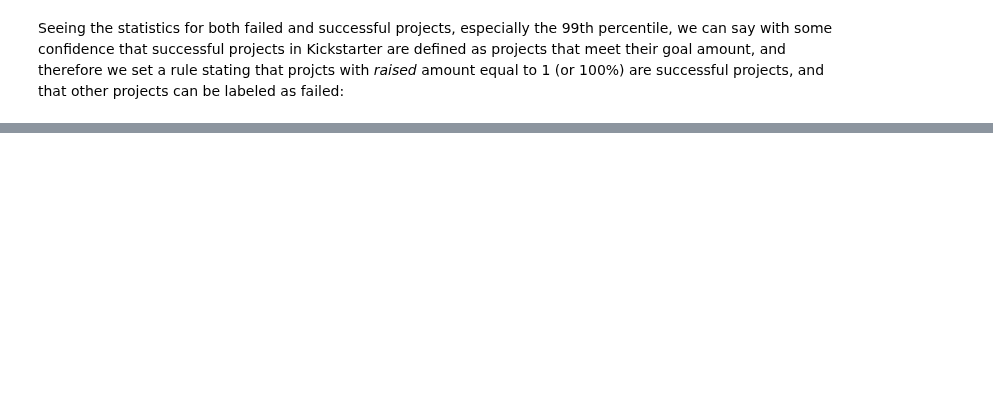
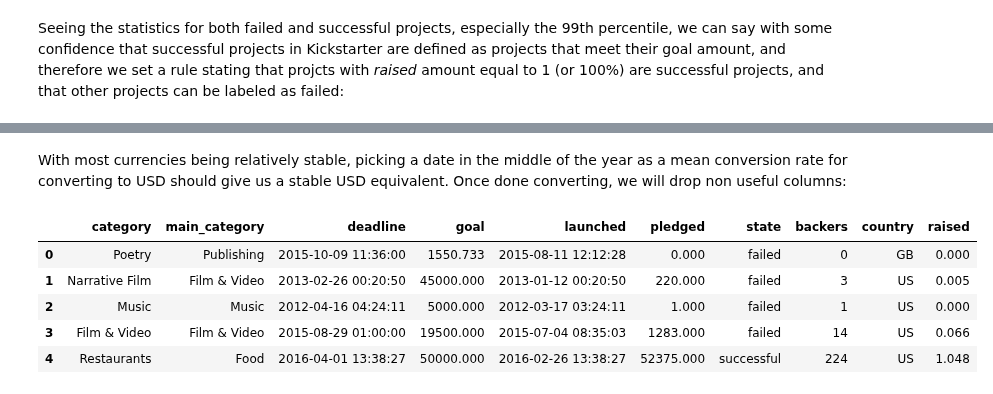
Before and after one commit to Alsukhon/Thinkful, a Jupyter notebook: 26.1 Supervised Learning Capstone/Supervised learning capstone.ipynb, the cells around one changed output, grey strips where cells are left out. Saved outputs shown, nothing was run; the diff lists cells and outputs as text; code cells hidden in the pictures; blank space fills up the shorter version.

```diff
--- a/26.1 Supervised Learning Capstone/Supervised learning capstone.ipynb
+++ b/26.1 Supervised Learning Capstone/Supervised learning capstone.ipynb
@@ -339,0 +399,25 @@ conv_curr = CurrencyConverter()
+# %% [markdown]
+With most currencies being relatively stable, picking a date in the middle of the year as a mean conversion rate for converting to USD should give us a stable USD equivalent. Once done converting, we will drop non useful columns:
+# %%
+rate_dict = {}
+
+# fill in the exchange rate dictionary
+for curr in np.unique(data_2016['currency']):
+    rate = CurrencyConverter(fallback_on_wrong_date=True).convert(1, curr, 'USD', date=date(2015,6,15))
+    rate_dict[curr] = rate
+
+# convert the pledged and the goal columns
+for index in data_2016.index:
+    data_2016.at[index, 'pledged'] = data_2016.at[index, 'pledged']* rate_dict[data_2016.at[index, 'currency']]
+    data_2016.at[index, 'goal'] = data_2016.at[index, 'goal']* rate_dict[data_2016.at[index, 'currency']]
+
+# drop no-longer-useful columns
+data_2016.drop(columns=['currency','usd pledged','ID','name'], inplace=True)
+data_2016.head()
+# %% [output]
+|  | category | main_category | deadline | goal | launched | pledged | state | backers | country | raised |
+| 0 | Poetry | Publishing | 2015-10-09 11:36:00 | 1550.733 | 2015-08-11 12:12:28 | 0.000 | failed | 0 | GB | 0.000 |
+| 1 | Narrative Film | Film & Video | 2013-02-26 00:20:50 | 45000.000 | 2013-01-12 00:20:50 | 220.000 | failed | 3 | US | 0.005 |
+| 2 | Music | Music | 2012-04-16 04:24:11 | 5000.000 | 2012-03-17 03:24:11 | 1.000 | failed | 1 | US | 0.000 |
+| 3 | Film & Video | Film & Video | 2015-08-29 01:00:00 | 19500.000 | 2015-07-04 08:35:03 | 1283.000 | failed | 14 | US | 0.066 |
+| 4 | Restaurants | Food | 2016-04-01 13:38:27 | 50000.000 | 2016-02-26 13:38:27 | 52375.000 | successful | 224 | US | 1.048 |
```
Also changed, not shown: parts of 11 cells of this notebook.
